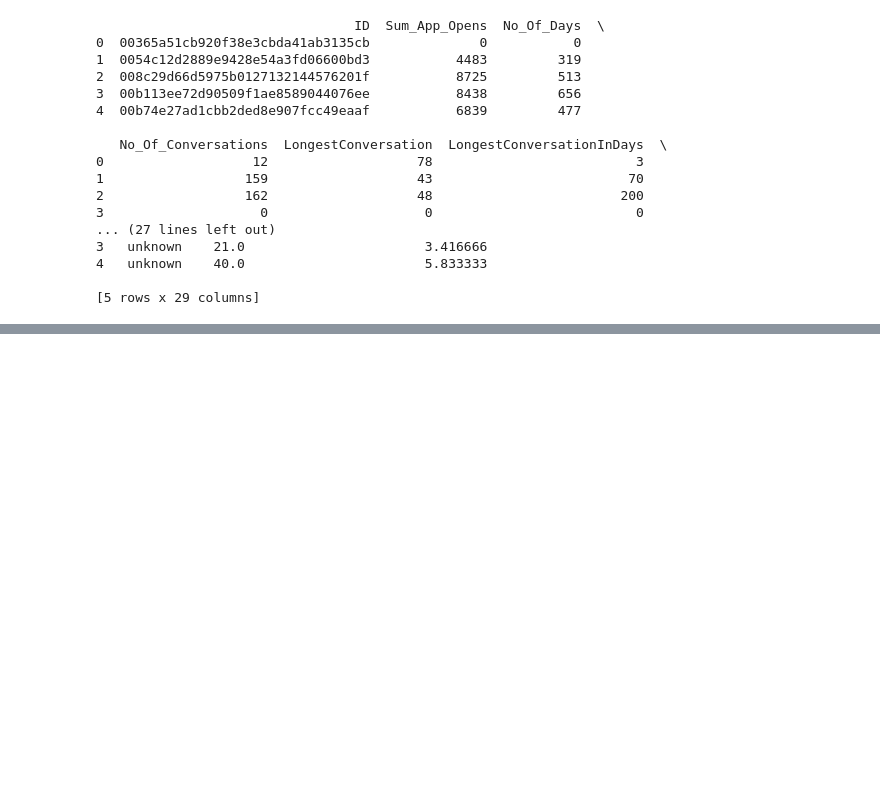
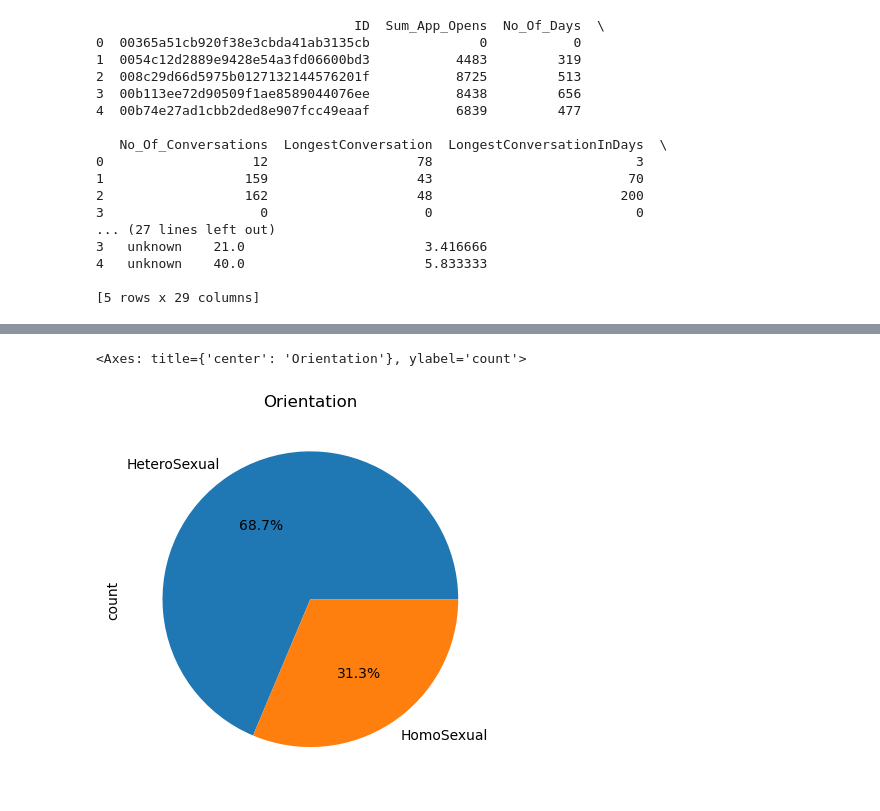
Before and after one commit to prackash/Tinder_Analysis, a Jupyter notebook: analysis.ipynb, the cells around one changed output, grey strips where cells are left out. Cells and saved outputs as stored; diff of their text form; code cells hidden in the pictures; blank space fills up the shorter version.

```diff
--- a/analysis.ipynb
+++ b/analysis.ipynb
@@ -38,0 +104,6 @@ df.shape
+# %%
+mask = df["UserAge"].isnull()
+df.loc[mask, "UserAge"] = df.loc[mask, "CreateDate"].dt.year - df.loc[mask, "BirthDate"].dt.year + df.loc[mask, "EstimatedDurationSinceCreation"]-(df.loc[mask, "CreateDate"].dt.month < df.loc[mask, "BirthDate"].dt.month)
+# %%
+import numpy as np
+df["UserAge"]=np.floor(df["UserAge"]).astype(int)
@@ -38,0 +155,5 @@ df.shape
+# %%
+female["Orientation"].value_counts().plot(kind="pie",title="Orientation",autopct='%1.1f%%')
+# %% [output]
+<Axes: title={'center': 'Orientation'}, ylabel='count'>
+[figure, added]
```
Also changed, not shown: parts of 28 cells of this notebook.
